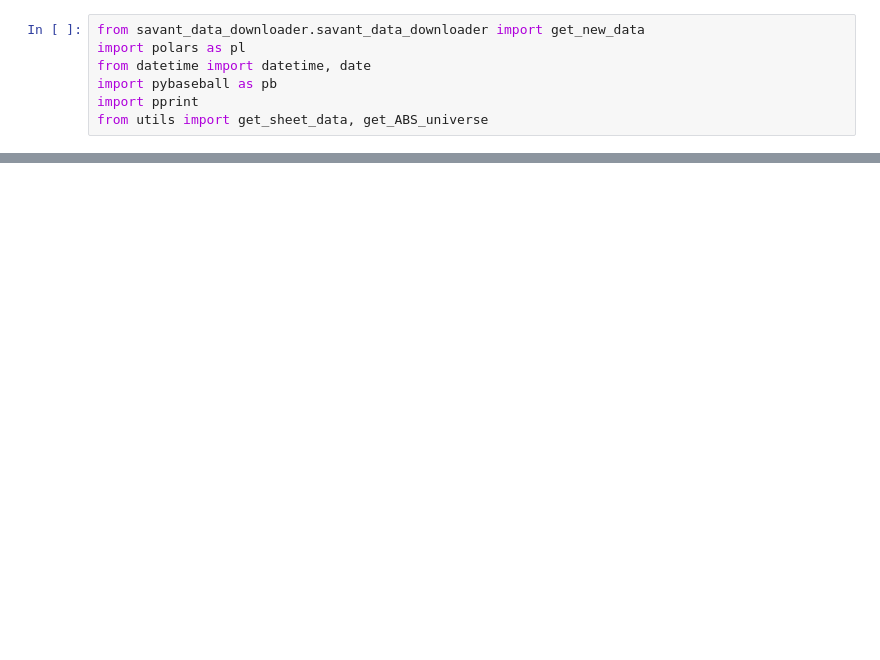
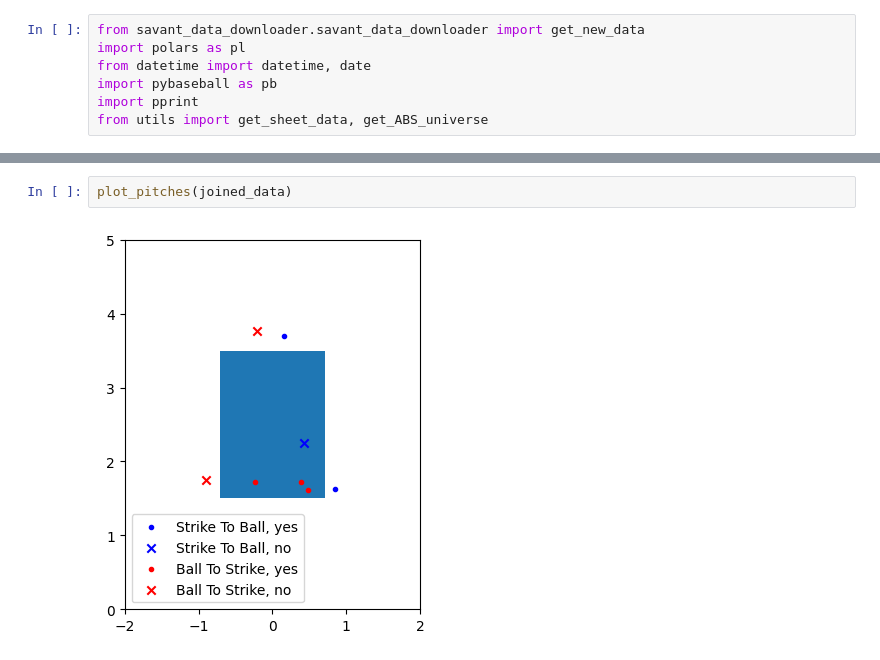
Before and after one commit to sethbilliau/mlb-spring-training, a Jupyter notebook: mlb_analysis.ipynb, the cells around one changed output, grey strips where cells are left out. Drawn from its saved outputs; the diff is of its cells as text; blank space fills up the shorter version.

```diff
--- a/mlb_analysis.ipynb
+++ b/mlb_analysis.ipynb
@@ -117,0 +207,4 @@ plt.show()
+# %%
+plot_pitches(joined_data)
+# %% [output]
+[figure, added]
```
Also changed, not shown: parts of 9 cells of this notebook, 2 other files.
